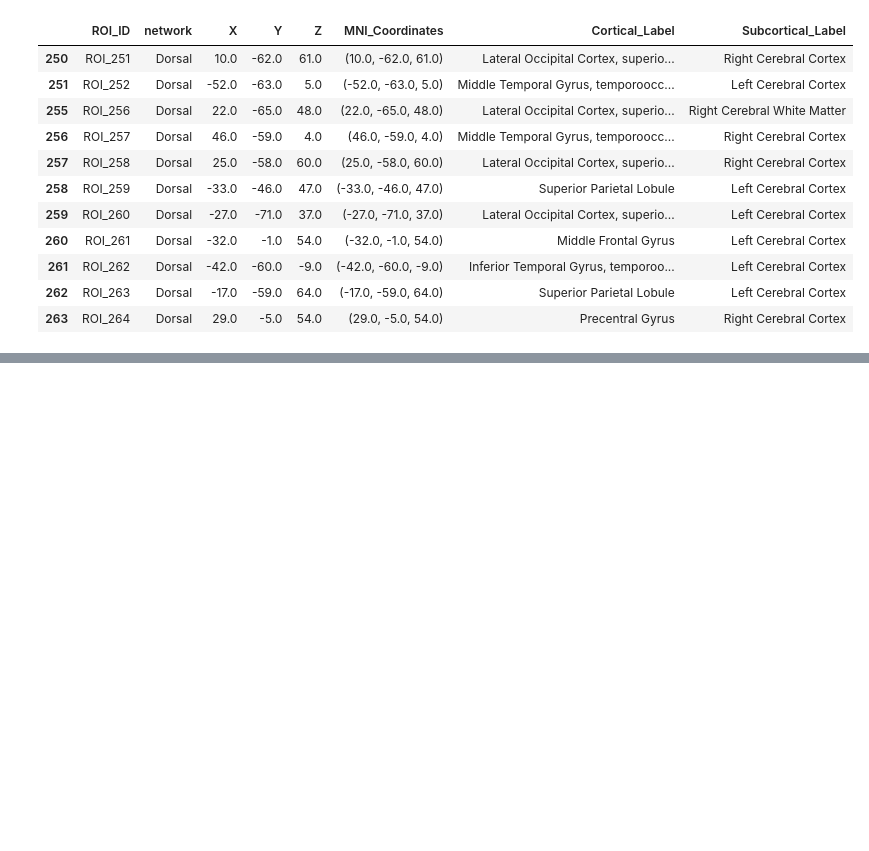
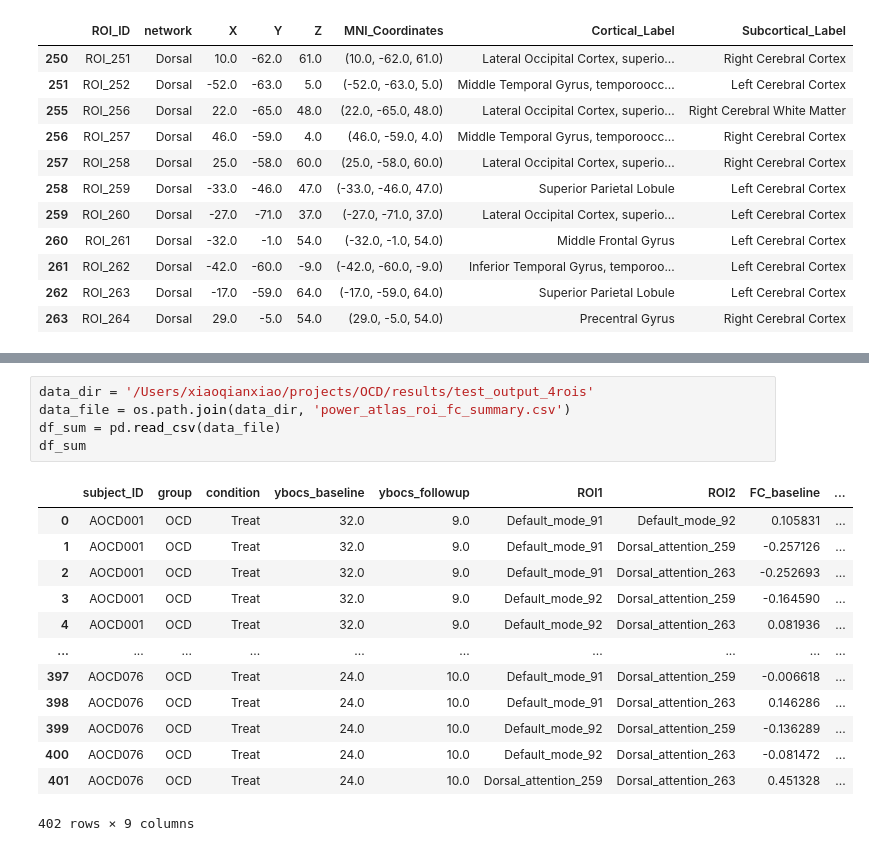
Before and after one commit to XiaoqianXiao/OCD_RO1, a Jupyter notebook: results_visualization_roi_to_roi_power.ipynb, the cells around one changed output, grey strips where cells are left out. Drawn from its saved outputs; the diff is of its cells as text; blank space fills up the shorter version.

```diff
--- a/results_visualization_roi_to_roi_power.ipynb
+++ b/results_visualization_roi_to_roi_power.ipynb
@@ -636,0 +790,19 @@ reject, pvals_corrected, _, _ = multipletests(PCC_df_group_diff['p_value'], alph
+# %%
+data_dir = '/Users/xiaoqianxiao/projects/OCD/results/test_output_4rois'
+data_file = os.path.join(data_dir, 'power_atlas_roi_fc_summary.csv')
+df_sum = pd.read_csv(data_file)
+df_sum
+# %% [output]
+|  | subject_ID | group | condition | ybocs_baseline | ybocs_followup | ROI1 | ROI2 | FC_baseline | ... |
+| 0 | AOCD001 | OCD | Treat | 32.0 | 9.0 | Default_mode_91 | Default_mode_92 | 0.105831 | ... |
+| 1 | AOCD001 | OCD | Treat | 32.0 | 9.0 | Default_mode_91 | Dorsal_attention_259 | -0.257126 | ... |
+| 2 | AOCD001 | OCD | Treat | 32.0 | 9.0 | Default_mode_91 | Dorsal_attention_263 | -0.252693 | ... |
+| 3 | AOCD001 | OCD | Treat | 32.0 | 9.0 | Default_mode_92 | Dorsal_attention_259 | -0.164590 | ... |
+| 4 | AOCD001 | OCD | Treat | 32.0 | 9.0 | Default_mode_92 | Dorsal_attention_263 | 0.081936 | ... |
+| ... | ... | ... | ... | ... | ... | ... | ... | ... | ... |
+| 397 | AOCD076 | OCD | Treat | 24.0 | 10.0 | Default_mode_91 | Dorsal_attention_259 | -0.006618 | ... |
+| 398 | AOCD076 | OCD | Treat | 24.0 | 10.0 | Default_mode_91 | Dorsal_attention_263 | 0.146286 | ... |
+| 399 | AOCD076 | OCD | Treat | 24.0 | 10.0 | Default_mode_92 | Dorsal_attention_259 | -0.136289 | ... |
+| 400 | AOCD076 | OCD | Treat | 24.0 | 10.0 | Default_mode_92 | Dorsal_attention_263 | -0.081472 | ... |
+| 401 | AOCD076 | OCD | Treat | 24.0 | 10.0 | Dorsal_attention_259 | Dorsal_attention_263 | 0.451328 | ... |
+402 rows × 9 columns
```
Also changed, not shown: parts of 21 cells of this notebook, 9 other files.
